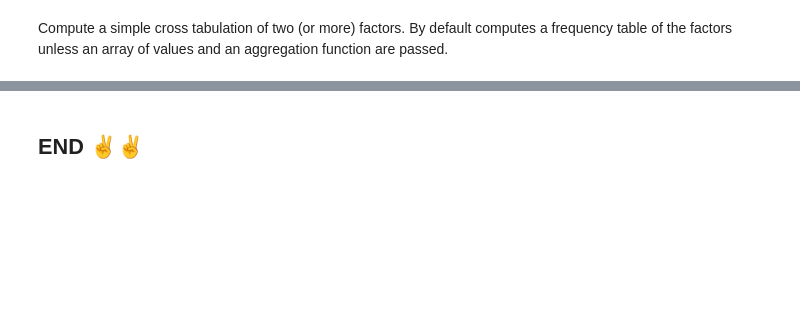
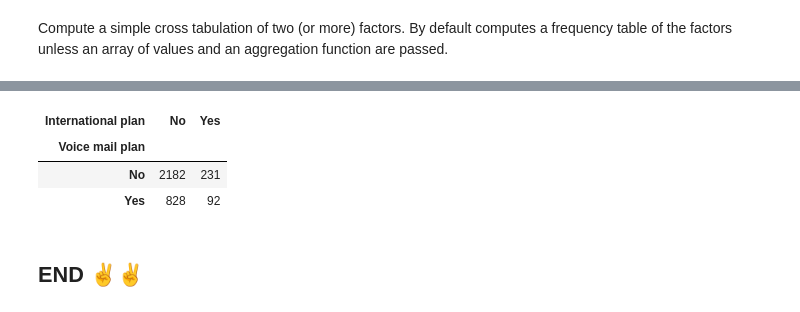
Before and after one commit to Rombe3/ADS-April-2023, a Jupyter notebook: 23 Exploratory Data Analysis(EDA)/EDA.ipynb, the cells around one changed output, grey strips where cells are left out. Drawn from its saved outputs; the diff is of its cells as text; code cells hidden in the pictures; blank space fills up the shorter version.

```diff
--- a/23 Exploratory Data Analysis(EDA)/EDA.ipynb
+++ b/23 Exploratory Data Analysis(EDA)/EDA.ipynb
@@ -314,2 +266,9 @@ plt.show()
+# %%
+pd.crosstab(df["Voice mail plan"], df["International plan"])
+# %% [output]
+| International plan | No | Yes |
+| Voice mail plan |  |  |
+| No | 2182 | 231 |
+| Yes | 828 | 92 |
 # %% [markdown]
 ## END ✌✌
```
Also changed, not shown: parts of 4 cells of this notebook, 3 other files.
